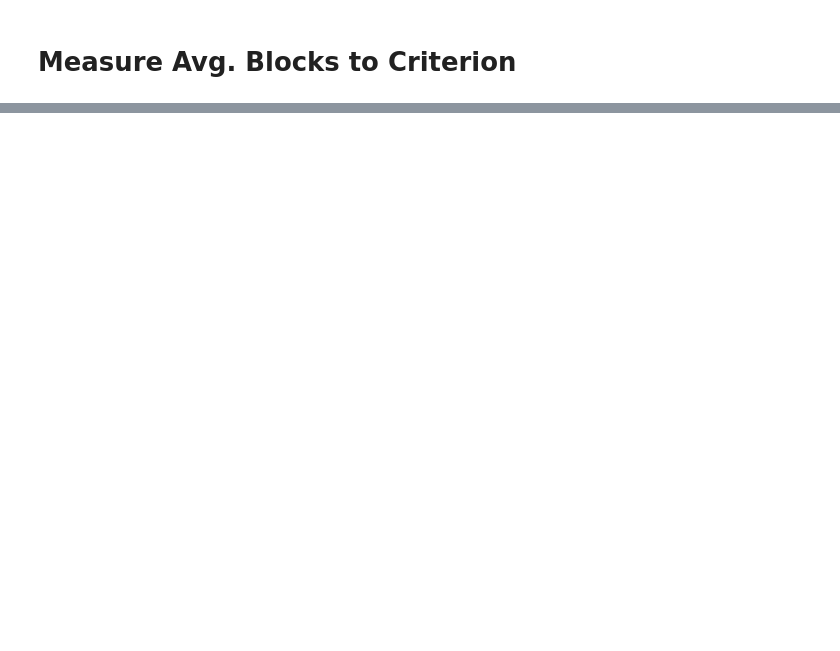
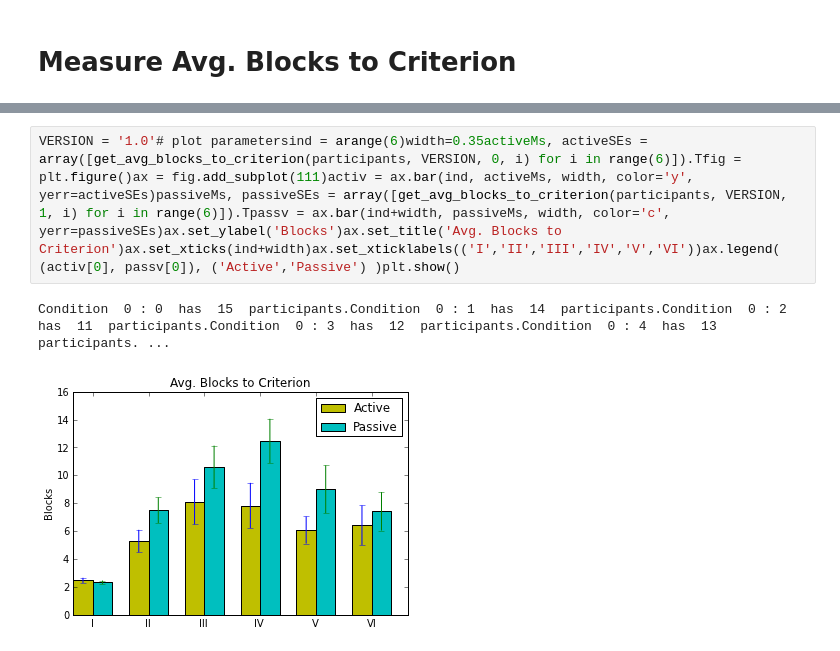
Before and after one commit to NYUCCL/CrumpMcDonnellGureckis2013, a Jupyter notebook: dataanalysis/ActiveLearning_SHJ.ipynb, the cells around one changed output, grey strips where cells are left out. Cells and saved outputs as stored; diff of their text form; blank space fills up the shorter version.

```diff
--- a/dataanalysis/ActiveLearning_SHJ.ipynb
+++ b/dataanalysis/ActiveLearning_SHJ.ipynb
@@ -29,0 +30,5 @@ Condition  0 : 0  has  15  participants.Condition  0 : 1  has  14  participants.
+# %%
+VERSION = '1.0'# plot parametersind = arange(6)width=0.35activeMs, activeSEs = array([get_avg_blocks_to_criterion(participants, VERSION, 0, i) for i in range(6)]).Tfig = plt.figure()ax = fig.add_subplot(111)activ = ax.bar(ind, activeMs, width, color='y', yerr=activeSEs)passiveMs, passiveSEs = array([get_avg_blocks_to_criterion(participants, VERSION, 1, i) for i in range(6)]).Tpassv = ax.bar(ind+width, passiveMs, width, color='c', yerr=passiveSEs)ax.set_ylabel('Blocks')ax.set_title('Avg. Blocks to Criterion')ax.set_xticks(ind+width)ax.set_xticklabels(('I','II','III','IV','V','VI'))ax.legend( (activ[0], passv[0]), ('Active','Passive') )plt.show()
+# %% [output]
+Condition  0 : 0  has  15  participants.Condition  0 : 1  has  14  participants.Condition  0 : 2  has  11  participants.Condition  0 : 3  has  12  participants.Condition  0 : 4  has  13  participants. ...
+[figure, added]
```
Also changed, not shown: parts of 10 cells of this notebook, 3 other files.
